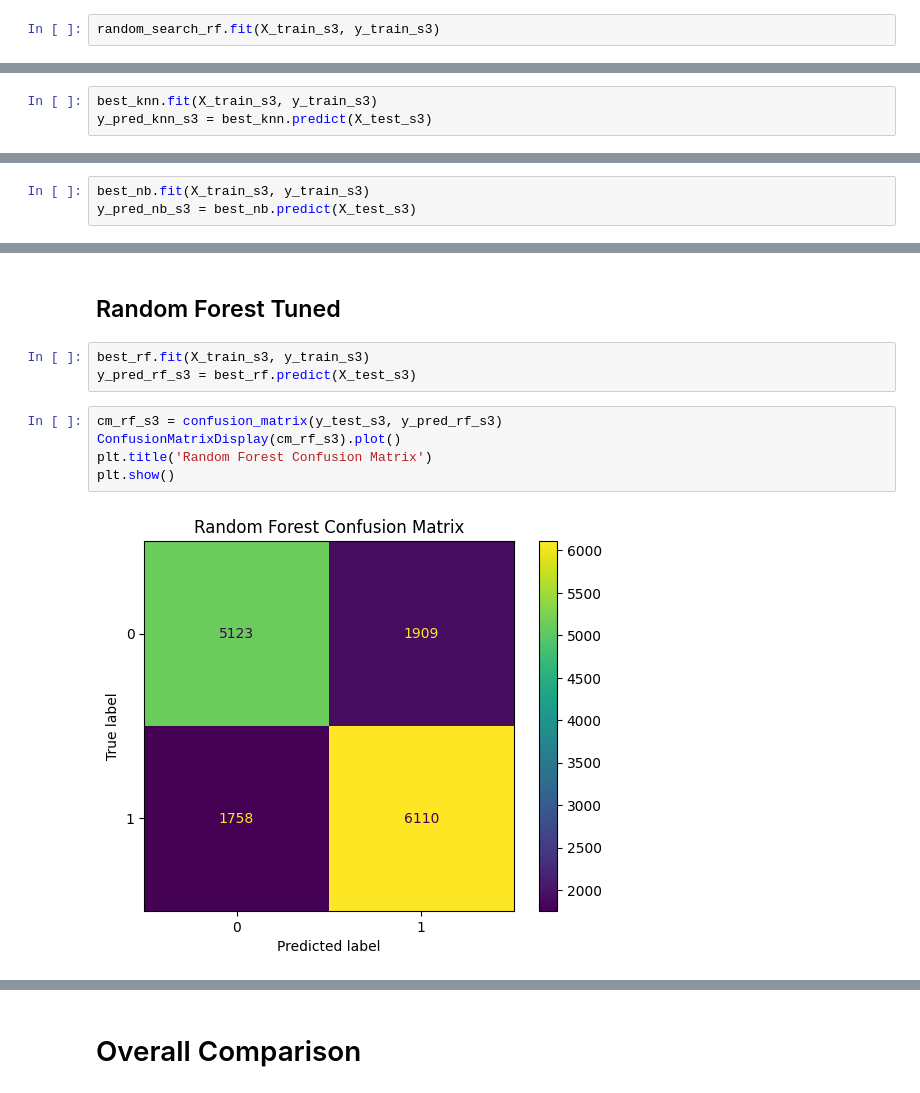
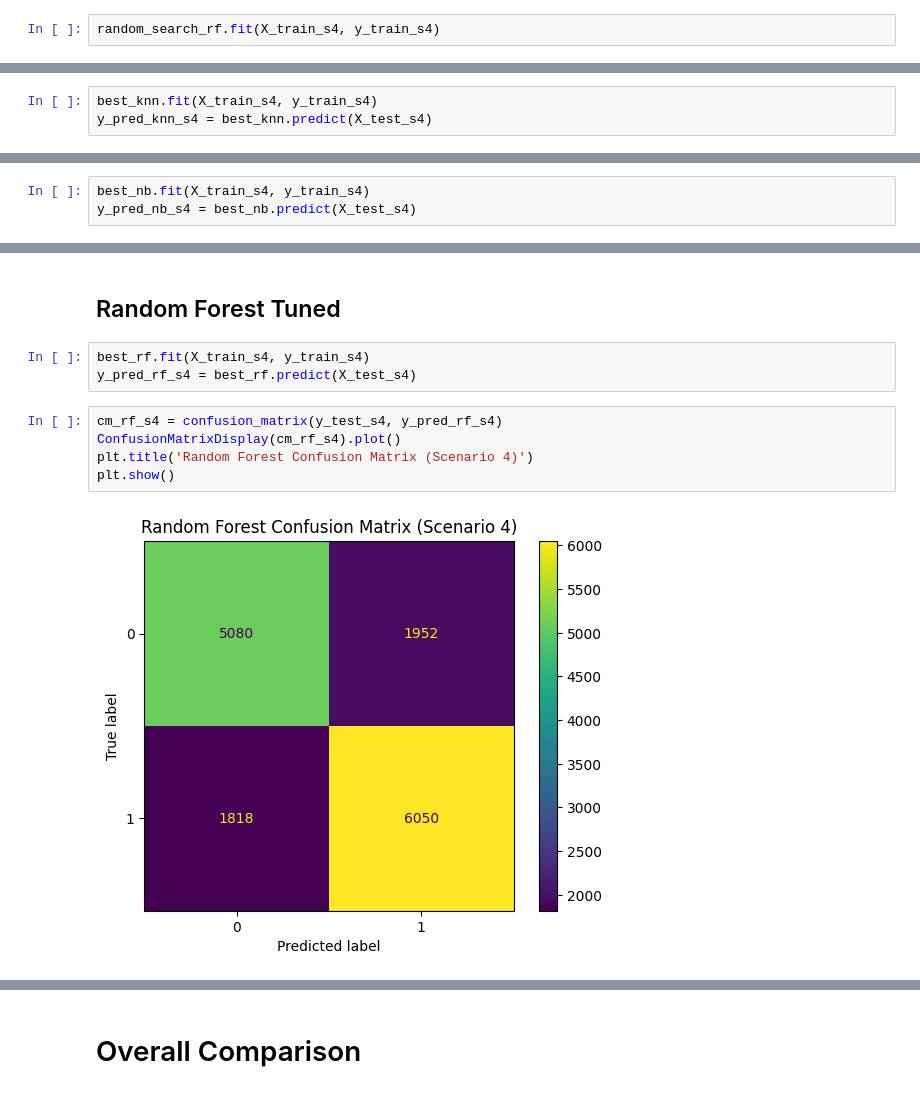
Before and after one commit to hisyamssyr/FP-Machine-Learning, a Jupyter notebook: employee_atrition_prediction.ipynb, the cells around one changed output, grey strips where cells are left out. Drawn from its saved outputs; the diff is of its cells as text.

```diff
--- a/employee_atrition_prediction.ipynb
+++ b/employee_atrition_prediction.ipynb
@@ -918,6 +960,6 @@ random_search_rf = RandomizedSearchCV(
     return_train_score=True
 )
 # %%
-random_search_rf.fit(X_train_s3, y_train_s3)
+random_search_rf.fit(X_train_s4, y_train_s4)
 # %% [output]
 Fitting 5 folds for each of 30 candidates, totalling 150 fits
@@ -966,6 +1008,6 @@ best_rf = random_search_rf.best_estimator_
 # %% [markdown]
 ## KNN Tuned
 # %%
-best_knn.fit(X_train_s3, y_train_s3)
-y_pred_knn_s3 = best_knn.predict(X_test_s3)
+best_knn.fit(X_train_s4, y_train_s4)
+y_pred_knn_s4 = best_knn.predict(X_test_s4)
 # %%
@@ -993,6 +1035,6 @@ KNN F1-score: 0.7059
 # %% [markdown]
 ## Naive Bayes Tuned
 # %%
-best_nb.fit(X_train_s3, y_train_s3)
-y_pred_nb_s3 = best_nb.predict(X_test_s3)
+best_nb.fit(X_train_s4, y_train_s4)
+y_pred_nb_s4 = best_nb.predict(X_test_s4)
 # %%
@@ -1020,13 +1062,13 @@ Naive Bayes F1-score: 0.7446
 # %% [markdown]
 ## Random Forest Tuned
 # %%
-best_rf.fit(X_train_s3, y_train_s3)
-y_pred_rf_s3 = best_rf.predict(X_test_s3)
+best_rf.fit(X_train_s4, y_train_s4)
+y_pred_rf_s4 = best_rf.predict(X_test_s4)
 # %%
-cm_rf_s3 = confusion_matrix(y_test_s3, y_pred_rf_s3)
-ConfusionMatrixDisplay(cm_rf_s3).plot()
-plt.title('Random Forest Confusion Matrix')
+cm_rf_s4 = confusion_matrix(y_test_s4, y_pred_rf_s4)
+ConfusionMatrixDisplay(cm_rf_s4).plot()
+plt.title('Random Forest Confusion Matrix (Scenario 4)')
 plt.show()
 # %% [output]
-[figure, old version]
+[figure, new version]
 # %%
```
Also changed, not shown: parts of 54 cells of this notebook.
